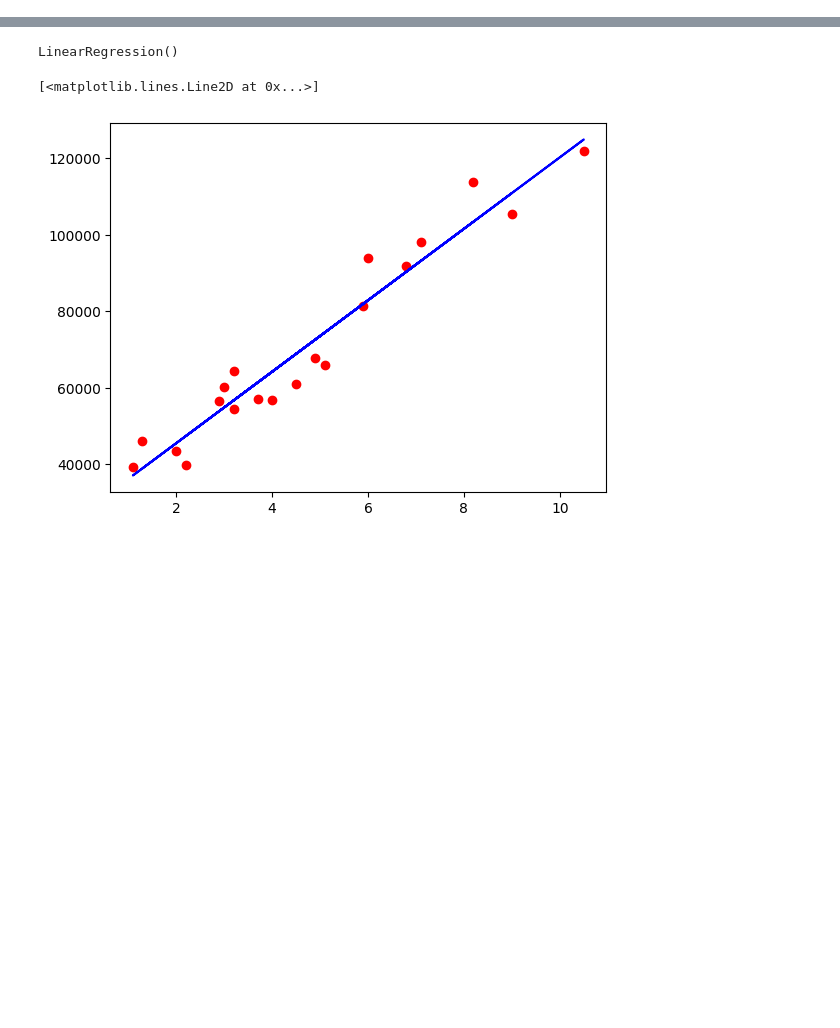
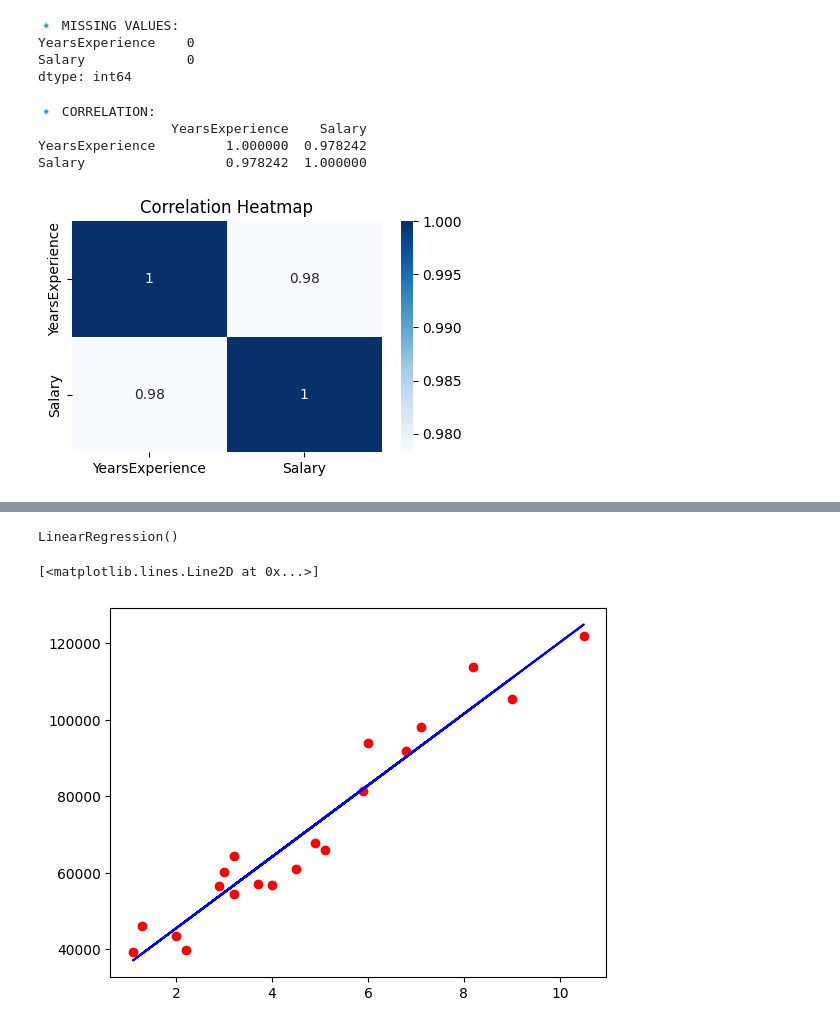
Before and after one commit to Santhosh-thiyagarajan/Demo, a Jupyter notebook: Python_Project.ipynb, the cells around one changed output, grey strips where cells are left out. Saved outputs shown, nothing was run; the diff lists cells and outputs as text; code cells hidden in the pictures; blank space fills up the shorter version.

```diff
--- a/Python_Project.ipynb
+++ b/Python_Project.ipynb
@@ -14,0 +68,26 @@ y = dataset.iloc[:, 1].values
+# %%
+# Missing values
+print("🔹 MISSING VALUES:")
+print(dataset.isnull().sum(), "\n")
+# %% [output]
+🔹 MISSING VALUES:
+YearsExperience    0
+Salary             0
+dtype: int64
+# %%
+# Correlation matrix
+print("🔹 CORRELATION:")
+print(dataset.corr(), "\n")
+# %% [output]
+🔹 CORRELATION:
+                 YearsExperience    Salary
+YearsExperience         1.000000  0.978242
+Salary                  0.978242  1.000000
+# %%
+# Visual correlation heatmap
+plt.figure(figsize=(5, 3))
+sns.heatmap(dataset.corr(), annot=True, cmap="Blues")
+plt.title("Correlation Heatmap")
+plt.show()
+# %% [output]
+[figure, added]
```
Also changed, not shown: parts of 16 cells of this notebook.
